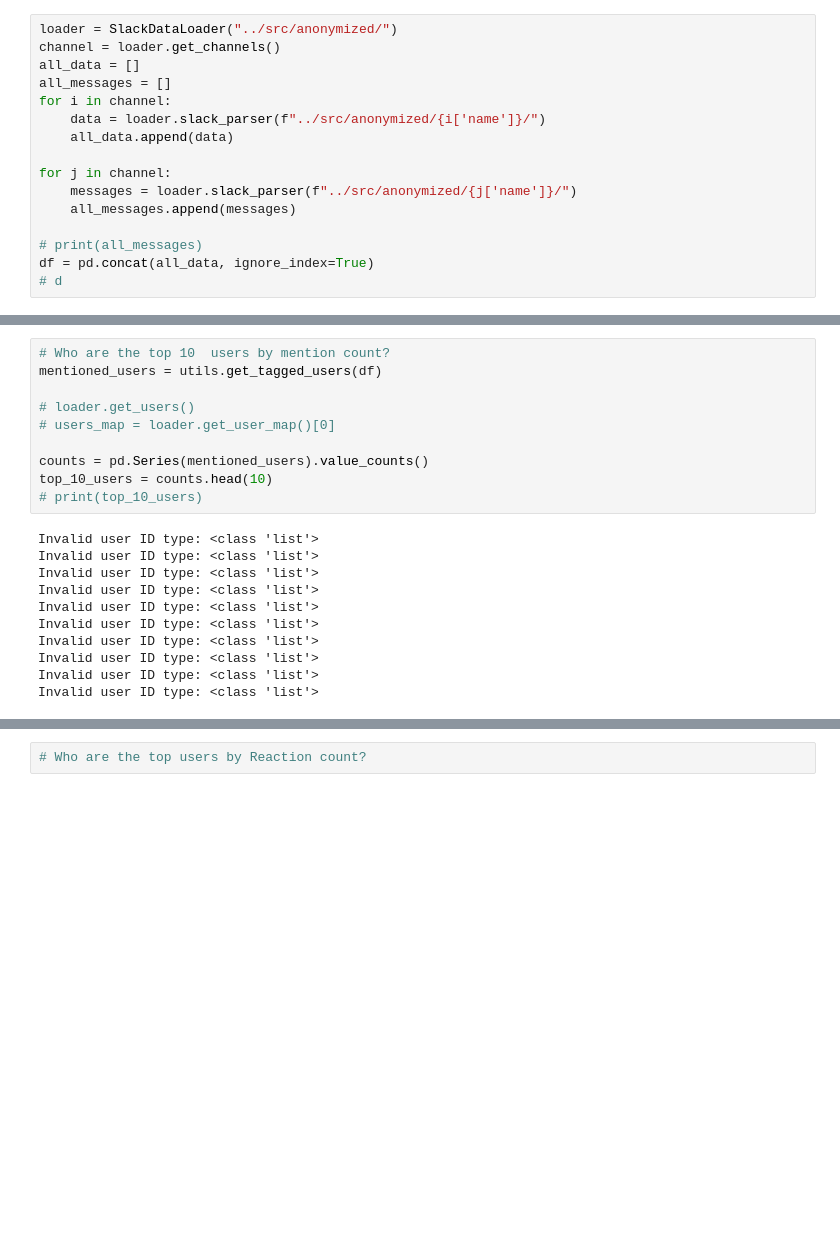
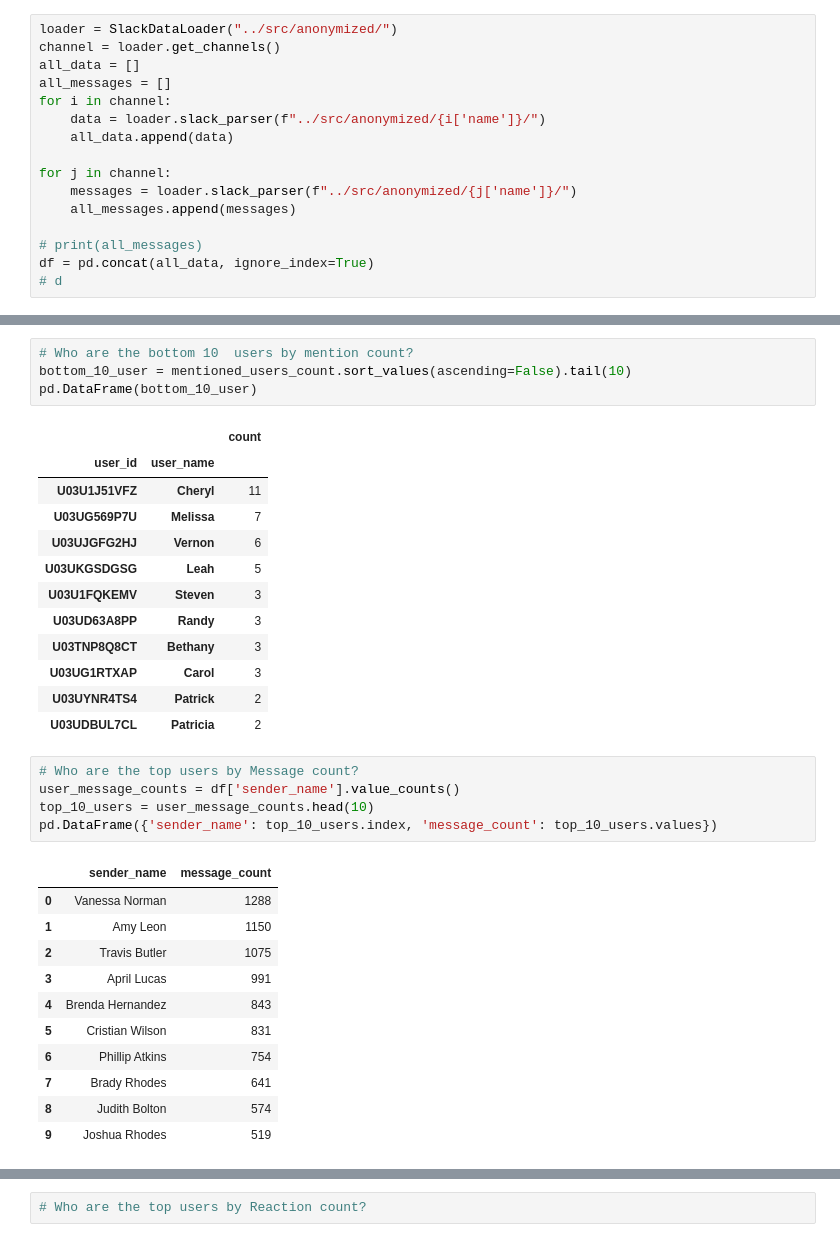
Before and after one commit to MubarekHussen/network_analysis, a Jupyter notebook: notebooks/parse_slack_data.ipynb, the cells around one changed output, grey strips where cells are left out. Saved outputs shown, nothing was run; the diff lists cells and outputs as text; blank space fills up the shorter version.

```diff
--- a/notebooks/parse_slack_data.ipynb
+++ b/notebooks/parse_slack_data.ipynb
@@ -98,22 +136,35 @@ Name: reply_count, dtype: int64
+# %%
+# Who are the bottom 10  users by mention count?
+bottom_10_user = mentioned_users_count.sort_values(ascending=False).tail(10)
+pd.DataFrame(bottom_10_user)
+# %% [output]
+|  |  | count |
+| user_id | user_name |  |
+| U03U1J51VFZ | Cheryl | 11 |
+| U03UG569P7U | Melissa | 7 |
+| U03UJGFG2HJ | Vernon | 6 |
+| U03UKGSDGSG | Leah | 5 |
+| U03U1FQKEMV | Steven | 3 |
+| U03UD63A8PP | Randy | 3 |
+| U03TNP8Q8CT | Bethany | 3 |
+| U03UG1RTXAP | Carol | 3 |
+| U03UYNR4TS4 | Patrick | 2 |
+| U03UDBUL7CL | Patricia | 2 |
 # %%
-# Who are the top 10  users by mention count?
-mentioned_users = utils.get_tagged_users(df)
-
-# loader.get_users()
-# users_map = loader.get_user_map()[0]
-
-counts = pd.Series(mentioned_users).value_counts()
-top_10_users = counts.head(10)
-# print(top_10_users)
+# Who are the top users by Message count?
+user_message_counts = df['sender_name'].value_counts()
+top_10_users = user_message_counts.head(10)
+pd.DataFrame({'sender_name': top_10_users.index, 'message_count': top_10_users.values})
 # %% [output]
-Invalid user ID type: <class 'list'>
-Invalid user ID type: <class 'list'>
-Invalid user ID type: <class 'list'>
-Invalid user ID type: <class 'list'>
-Invalid user ID type: <class 'list'>
-Invalid user ID type: <class 'list'>
-Invalid user ID type: <class 'list'>
-Invalid user ID type: <class 'list'>
-Invalid user ID type: <class 'list'>
-Invalid user ID type: <class 'list'>
+|  | sender_name | message_count |
+| 0 | Vanessa Norman | 1288 |
+| 1 | Amy Leon | 1150 |
+| 2 | Travis Butler | 1075 |
+| 3 | April Lucas | 991 |
+| 4 | Brenda Hernandez | 843 |
+| 5 | Cristian Wilson | 831 |
+| 6 | Phillip Atkins | 754 |
+| 7 | Brady Rhodes | 641 |
+| 8 | Judith Bolton | 574 |
+| 9 | Joshua Rhodes | 519 |
 # %%
```
Also changed, not shown: parts of 9 cells of this notebook.
